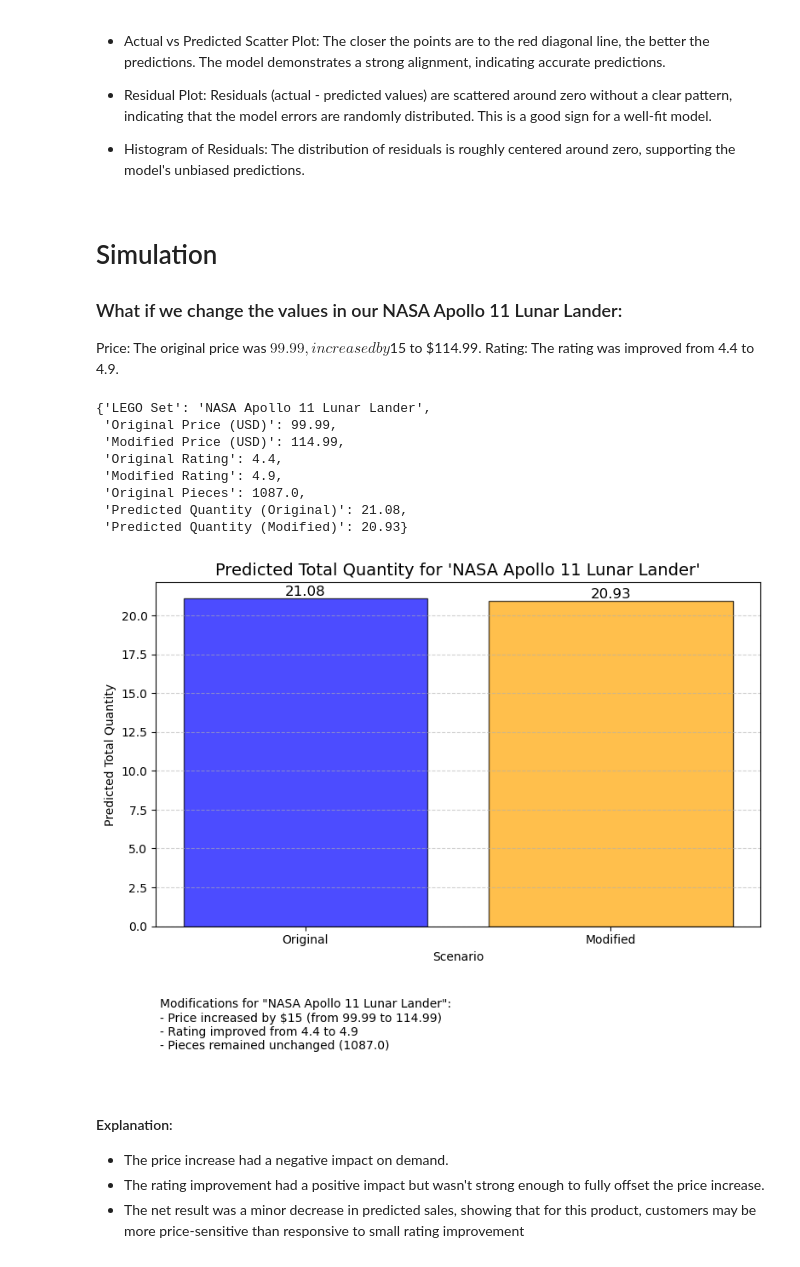
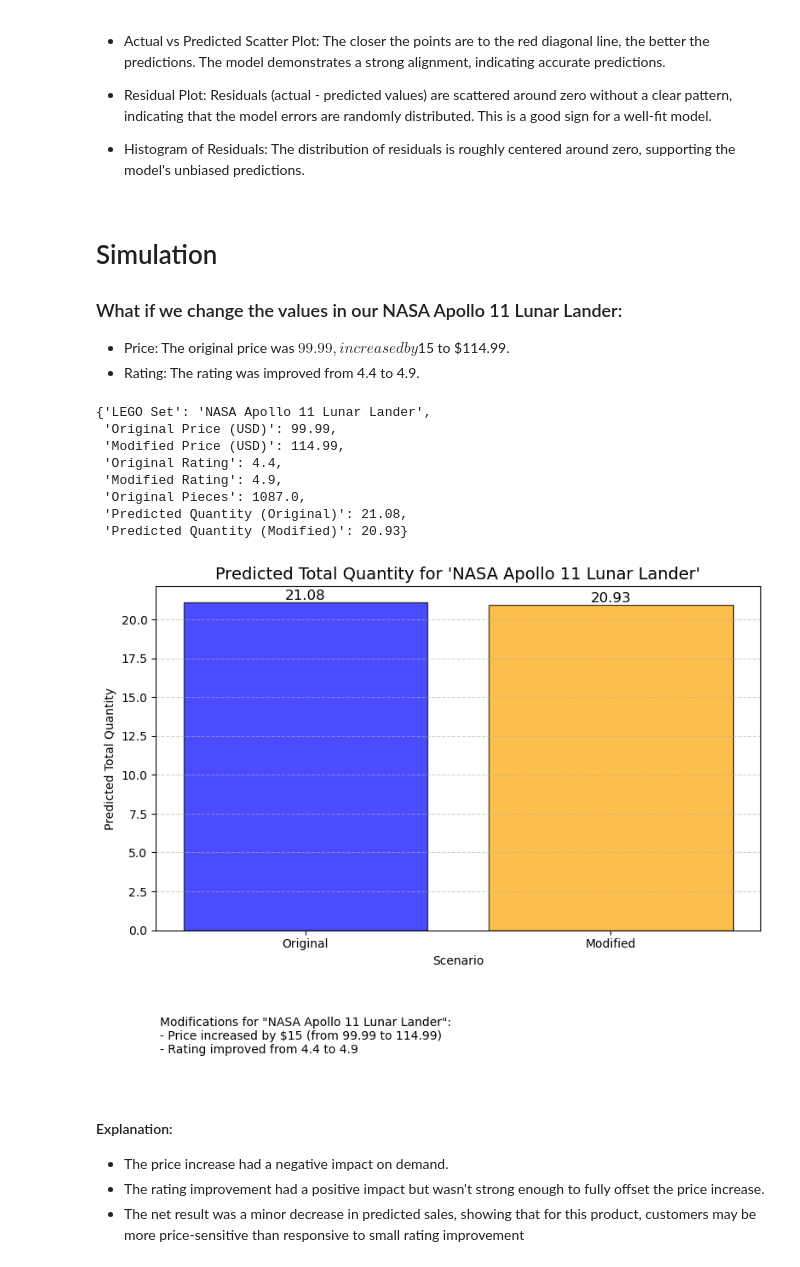
Before and after one commit to KVOclares/DATA3350_Project_LEGO, a Jupyter notebook: DATA3350_Project_Predictive_Modelling.ipynb, the cells around one changed output. Drawn from its saved outputs; the diff is of its cells as text; code cells hidden in the pictures.

```diff
--- a/DATA3350_Project_Predictive_Modelling.ipynb
+++ b/DATA3350_Project_Predictive_Modelling.ipynb
@@ -417,8 +417,8 @@ The distribution of residuals is roughly centered around zero, supporting the mo
 # Simulation
 
 ### What if we change the values in our NASA Apollo 11 Lunar Lander:
-Price: The original price was $99.99, increased by $15 to $114.99.
-Rating: The rating was improved from 4.4 to 4.9.
+- Price: The original price was $99.99, increased by $15 to $114.99.
+- Rating: The rating was improved from 4.4 to 4.9.
 # %%
 # Select a different LEGO set for analysis (e.g., the LEGO set in the dataset)
 selected_lego_1 = model_lego_data_cleaned.iloc[1]  # Choosing the LEGO set as an example
@@ -462,33 +462,32 @@ scenario_changes_2
 # %%
 # Visualization of the scenario comparison
 categories = ['Original', 'Modified']
 quantities = [original_prediction_1, scenario_prediction_1]
 
 # Highlight the changes made
 modifications = f"""
 Modifications for "{lego_name_1}":
 - Price increased by $15 (from {selected_lego_1['USD_MSRP']} to {selected_lego_1['USD_MSRP'] + 15})
 - Rating improved from {selected_lego_1['Rating']} to 4.9
-- Pieces remained unchanged ({selected_lego_1['Pieces']})
 """
 
 # Create the bar chart
 plt.figure(figsize=(8, 5))
 plt.bar(categories, quantities, color=['blue', 'orange'], alpha=0.7, edgecolor="k")
 plt.title(f"Predicted Total Quantity for '{lego_name_1}'", fontsize=14)
 plt.ylabel("Predicted Total Quantity")
 plt.xlabel("Scenario")
 plt.grid(axis='y', linestyle='--', alpha=0.6)
 
 # Add annotations for values
 for i, qty in enumerate(quantities):
     plt.text(i, qty + 0.2, f"{qty:.2f}", ha='center', fontsize=12)
 
 plt.figtext(0.1, -0.2, modifications, fontsize=10, wrap=True)
 plt.tight_layout()
 plt.show()
 # %% [output]
-[figure, old version]
+[figure, new version]
 # %% [markdown]
 #### Explanation:
 - The price increase had a negative impact on demand.
```
Also changed, not shown: parts of 1 cell of this notebook.
